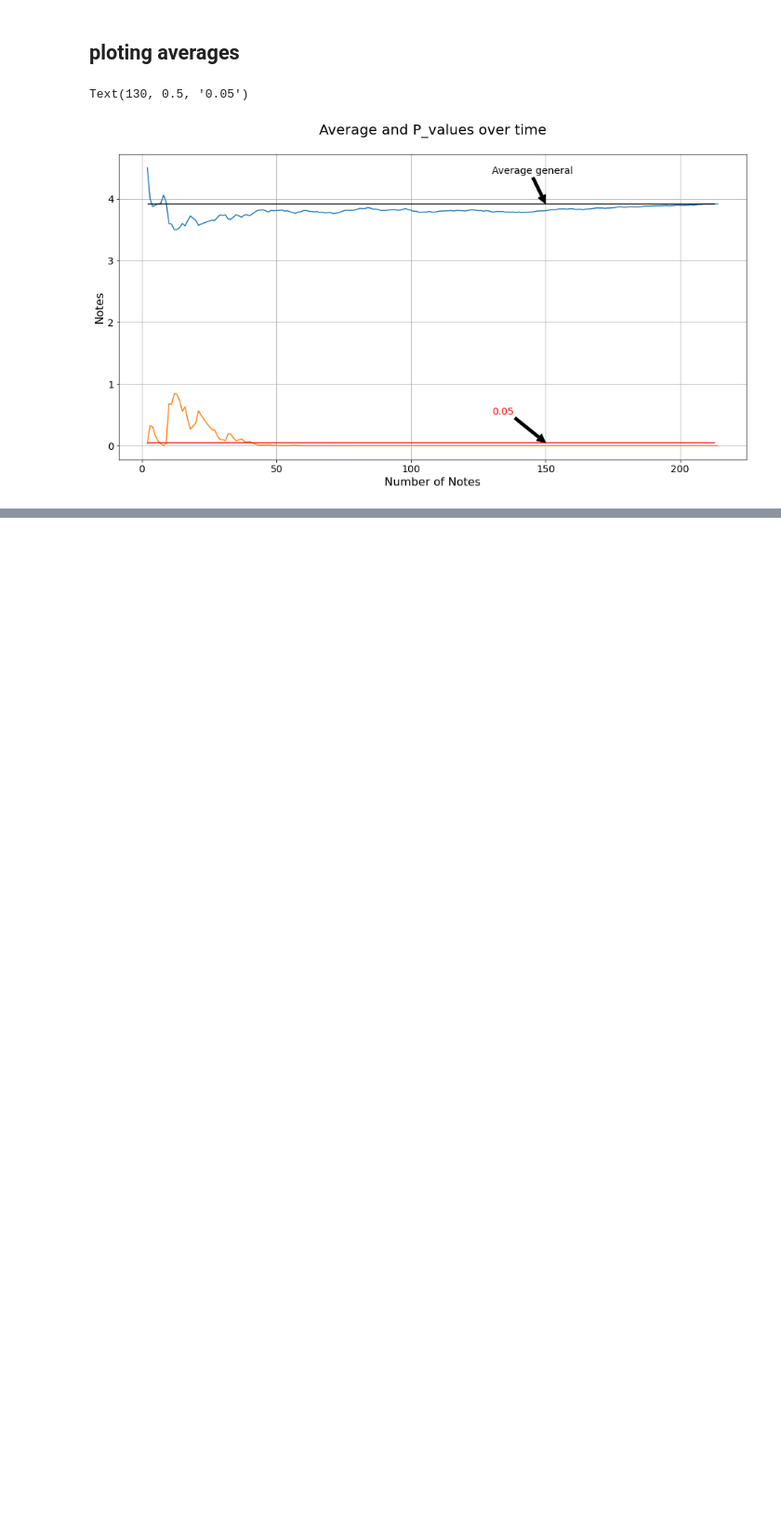
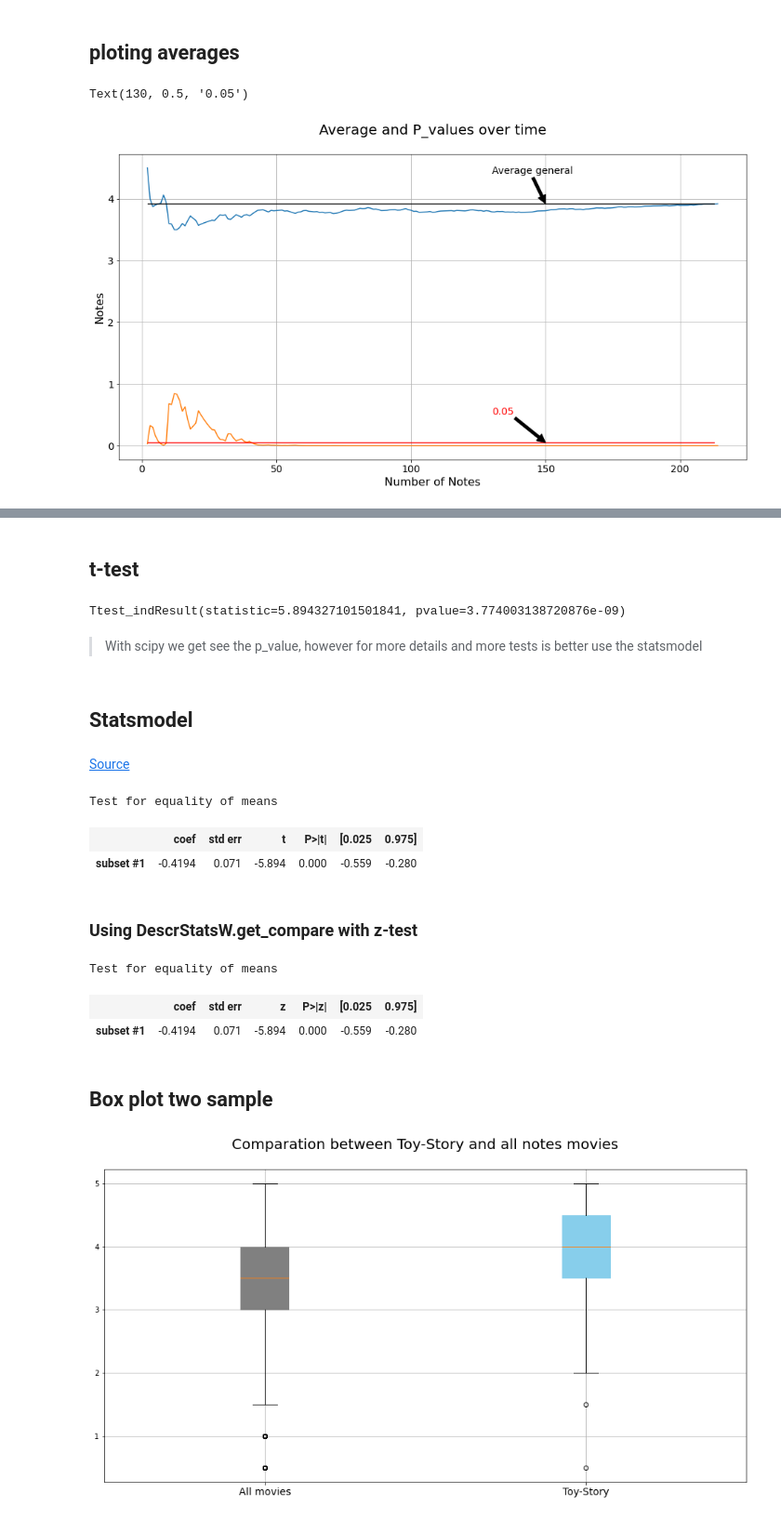
Before and after one commit to Gabriel-limadev/data_science_study, a Jupyter notebook: 9 - Data Science: testes estatísticos com Python/course_files/sample_tests.ipynb, the cells around one changed output, grey strips where cells are left out. Shown at 93% size. Saved outputs shown, nothing was run; the diff lists cells and outputs as text; code cells hidden in the pictures; blank space fills up the shorter version.

Commit message:
Two sample tests

```diff
--- a/9 - Data Science: testes estatísticos com Python/course_files/sample_tests.ipynb
+++ b/9 - Data Science: testes estatísticos com Python/course_files/sample_tests.ipynb
@@ -184,8 +184,8 @@ movies.query('movieId == 1')
 |  | movieId | title | genres |
 | 0 | 1 | Toy Story (1995) | Adventure|Animation|Children|Come... |
 # %%
-notes1 = ratings.query('movieId == 1')
-notes1
+rating1 = ratings.query('movieId == 1')
+rating1
 # %% [output]
 |  | userId | movieId | rating | timestamp |
 | 0 | 1 | 1 | 4.0 | 964982703 |
@@ -338,0 +355,52 @@ Text(130, 0.5, '0.05')
+# %% [markdown]
+## t-test
+# %%
+from scipy.stats import ttest_ind
+
+ttest_ind(rating1['rating'], ratings['rating'])
+# %% [output]
+Ttest_indResult(statistic=5.894327101501841, pvalue=3.774003138720876e-09)
+# %% [markdown]
+> With scipy we get see the p_value, however for more details and more tests is better use the statsmodel
+# %% [markdown]
+## Statsmodel
+# %% [markdown]
+[Source](https://www.statsmodels.org/dev/generated/statsmodels.stats.weightstats.DescrStatsW.get_compare.html#statsmodels.stats.weightstats.DescrStatsW.get_compare)
+# %%
+from statsmodels.stats.weightstats import DescrStatsW
+
+description_all_ratings = DescrStatsW(ratings['rating'])
+description_toy_story = DescrStatsW(rating1['rating'])
+
+comparation = description_all_ratings.get_compare(description_toy_story)
+
+comparation.summary()
+# %% [output]
+Test for equality of means
+|  | coef | std err | t | P>|t| | [0.025 | 0.975] |
+| subset #1 | -0.4194 | 0.071 | -5.894 | 0.000 | -0.559 | -0.280 |
+# %% [markdown]
+### Using DescrStatsW.get_compare with z-test
+# %%
+comparation.summary(use_t = False) #-> Result this case is identical
+# %% [output]
+Test for equality of means
+|  | coef | std err | z | P>|z| | [0.025 | 0.975] |
+| subset #1 | -0.4194 | 0.071 | -5.894 | 0.000 | -0.559 | -0.280 |
+# %% [markdown]
+## Box plot two sample
+# %%
+fig, ax = plt.subplots(nrows = 1, ncols = 1, figsize = (16, 8))
+
+boxes = ax.boxplot([ratings['rating'], rating1['rating']], patch_artist = True)
+ax.set_title('Comparation between Toy-Story and all notes movies', fontsize = 20, y = 1.05)
+ax.set_xticklabels(['All movies', 'Toy-Story'], fontsize = 14)
+ax.grid(True)
+
+colors = ['grey', 'skyblue']
+for box, color in zip(boxes['boxes'], colors):
+    box.set_color(color)
+
+ax;
+# %% [output]
+[figure, added]
```
Also changed, not shown: parts of 18 cells of this notebook.
